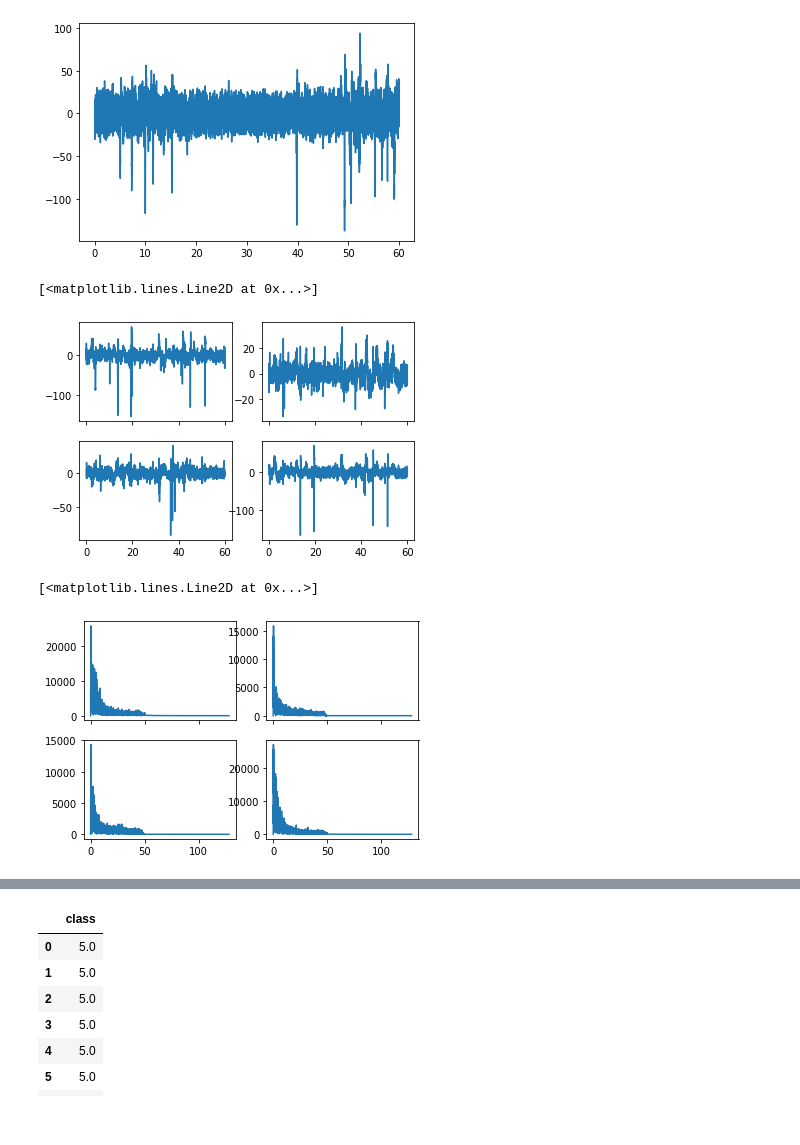
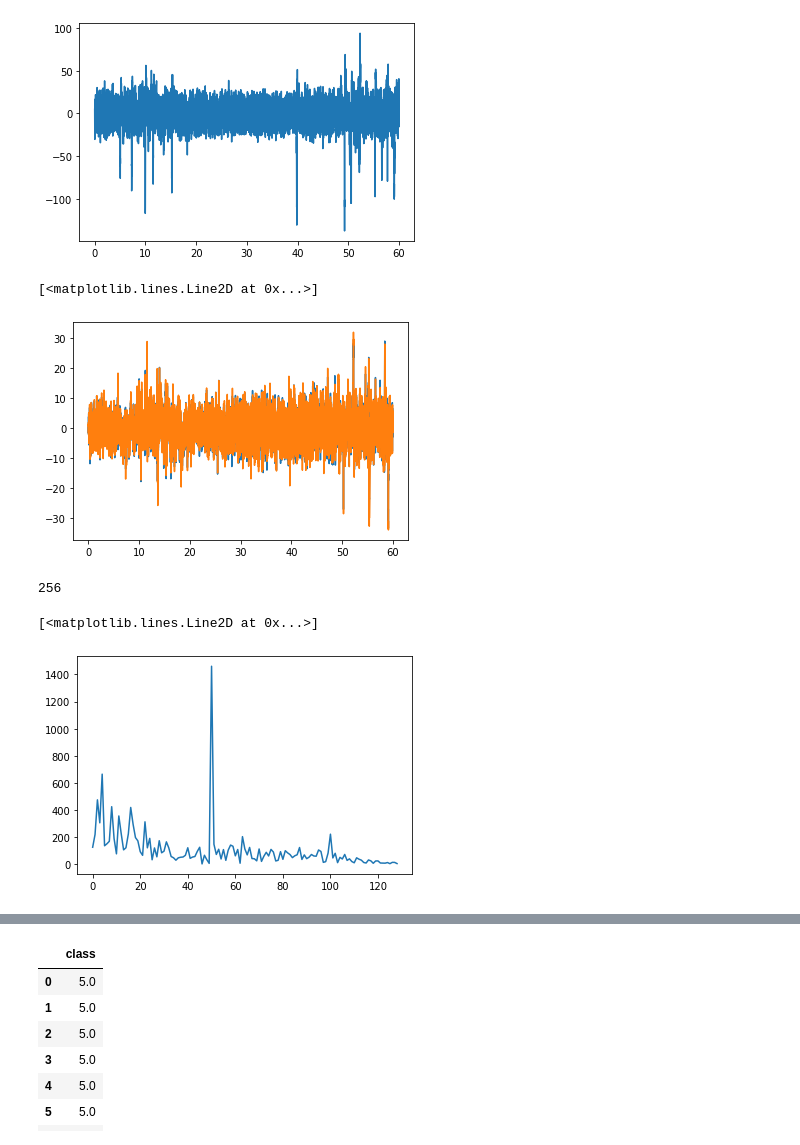
Before and after one commit to andreinasui/Licenta-2019-2020, a Jupyter notebook: notebook/extract_frequency_features.ipynb, the cells around one changed output, grey strips where cells are left out. Drawn from its saved outputs; the diff is of its cells as text; code cells hidden in the pictures.

```diff
--- a/notebook/extract_frequency_features.ipynb
+++ b/notebook/extract_frequency_features.ipynb
@@ -2,13 +2,13 @@
 import pandas as pd
 import numpy as np
 from scipy import signal
-%matplotlib notebook
+%matplotlib inline
 import matplotlib.pyplot as plt
 
 OVERLAP = 0.5 # in seconds
 WIN_LEN = 1 # in seconds
 
-data = pd.read_csv('../datasets/raw-data/filip-neutral-1.csv')
+data = pd.read_csv('../dataset/raw-data/filip-neutral-1.csv')
 data = data.iloc[:,:5]
 
 data['timestamps'] = data['timestamps'] - data['timestamps'].iloc[0]
@@ -30,51 +30,46 @@ plt.plot(dataT, data.TP9)
 # %%
 # Filter the 50Hz AC noise
 Fs = 256
 Fn = Fs / 2
-f_low = 49.8 / Fn
-f_high = 50.2 / Fn
+f_low = 50 / Fn
 
-#b, a = signal.cheby2(5,20,[f_low,f_high], btype='bandstop')
-b, a = signal.cheby2(10,20,f_low, btype='low')
-#b,a = signal.butter(5,[f_low,f_high],btype='bandstop')
+sos = signal.cheby1(6,0.5,f_low, btype='low', output='sos')
 
-data.TP9 = signal.filtfilt(b, a, data.TP9)
-data.AF7 = signal.filtfilt(b, a, data.AF7)
-data.AF8 = signal.filtfilt(b, a, data.AF8)
-data.TP10 = signal.filtfilt(b, a, data.TP10)
+dataTP9 = signal.sosfilt(sos , data.TP9)
+data.AF7 = signal.sosfilt(sos, data.AF7)
+data.AF8 = signal.sosfilt(sos, data.AF8)
+data.TP10 = signal.sosfilt(sos, data.TP10)
 
-fig, ((ax1,ax2),(ax3,ax4)) = plt.subplots(2,2,sharex=True)
-ax1.plot(dataT, data.TP9)
-ax2.plot(dataT, data.AF7)
-ax3.plot(dataT, data.AF8)
-ax4.plot(dataT, data.TP10)
+plt.plot(dataT, ba_data)
+plt.plot(dataT, sos_data)
+
+# fig, ((ax1,ax2),(ax3,ax4)) = plt.subplots(2,2,sharex=True)
+# ax1.plot(dataT, data.TP9)
+# ax2.plot(dataT, data.AF7)
+# ax3.plot(dataT, data.AF8)
+# ax4.plot(dataT, data.TP10)
 # %% [output]
 [<matplotlib.lines.Line2D at 0x...>]
-[figure, old version]
+[figure, new version]
 # %%
 # Create 1 sec window
 start = 0
 end = start + 1
 
 w = data.loc[(dataT.Time >= start) & (dataT.Time < end)]
+# %%
+print(len(w))
+# %% [output]
+256
 # %%
 # Compute FFT on signal
-#%matplotlib notebook
-frq_axis = (Fs/2)*np.linspace(0,1,len(data.TP9)/2 + 1)
+frq_axis = (Fs/2)*np.linspace(0,1,len(w)//2 + 1)
 
-dataTP9 = np.fft.rfft(data.TP9)
-dataAF7 = np.fft.rfft(data.AF7)
-dataAF8 = np.fft.rfft(data.AF8)
-dataTP10 = np.fft.rfft(data.TP10)
+dataTP9 = np.fft.rfft(w.TP9)
 
 
-fig, ((ax1,ax2),(ax3,ax4)) = plt.subplots(2,2,sharex=True)
-
-ax1.plot(frq_axis, abs(dataTP9))
-ax2.plot(frq_axis, abs(dataAF7))
-ax3.plot(frq_axis, abs(dataAF8))
-ax4.plot(frq_axis, abs(dataTP10))
+plt.plot(frq_axis, abs(dataTP9))
 # %% [output]
 [<matplotlib.lines.Line2D at 0x...>]
-[figure, old version]
+[figure, new version]
 # %%
```
Also changed, not shown: parts of 2 cells of this notebook, 8 other files.
